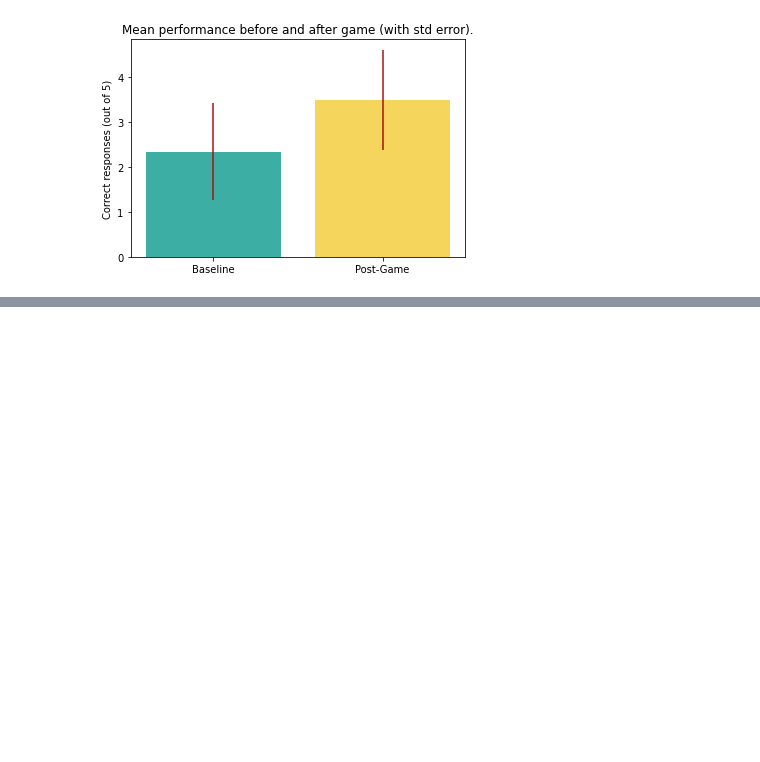
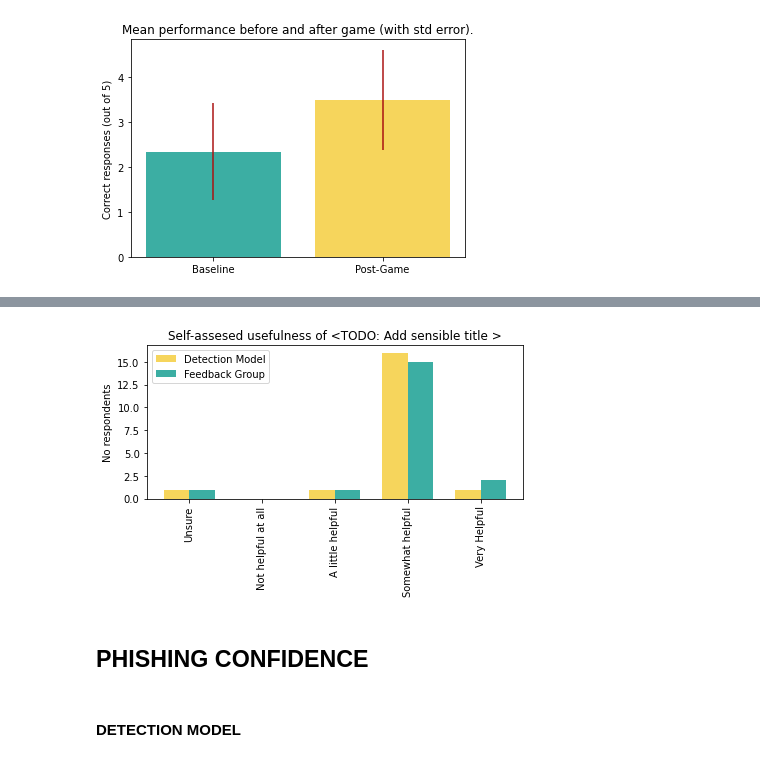
Before and after one commit to HeathArhturLouis/TopSecret, a Jupyter notebook: new_stats.ipynb, the cells around one changed output, grey strips where cells are left out. Cells and saved outputs as stored; diff of their text form; code cells hidden in the pictures; blank space fills up the shorter version.

```diff
--- a/new_stats.ipynb
+++ b/new_stats.ipynb
@@ -186,0 +234,31 @@ plt.show()
+# %%
+labels = ['Unsure', 'Not helpful at all', 'A little helpful',  'Somewhat helpful', 'Very Helpful']
+
+detection_group = [1, 0, 1, 16, 1]
+feedback_group = [1, 0, 1, 15, 2]
+
+x = np.arange(len(labels))  # the label locations
+width = 0.35  # the width of the bars
+
+fig, ax = plt.subplots()
+
+# Two bar boys on an axis doth a grouped bar chart make ... -- William "Wez" Shakespear
+rects1 = ax.bar(x - width/2, detection_group, width, label='Detection Model', color=detection_color)
+rects2 = ax.bar(x + width/2, feedback_group, width, label='Feedback Group', color=feedback_color)
+
+# Add some text for labels, title and custom x-axis tick labels, etc.
+ax.set_ylabel('No respondents')
+# TODO: Add sensible title
+ax.set_title('Self-assesed usefulness of <TODO: Add sensible title >')
+ax.set_xticks(x)
+ax.set_xticklabels(labels)
+plt.xticks(rotation=90)
+ax.legend()
+
+fig.tight_layout()
+
+plt.show()
+# %% [output]
+[figure, added]
+# %% [markdown]
+## PHISHING CONFIDENCE
@@ -186,0 +267,2 @@ plt.show()
+# %% [markdown]
+#### DETECTION MODEL
```
Also changed, not shown: parts of 31 cells of this notebook.
